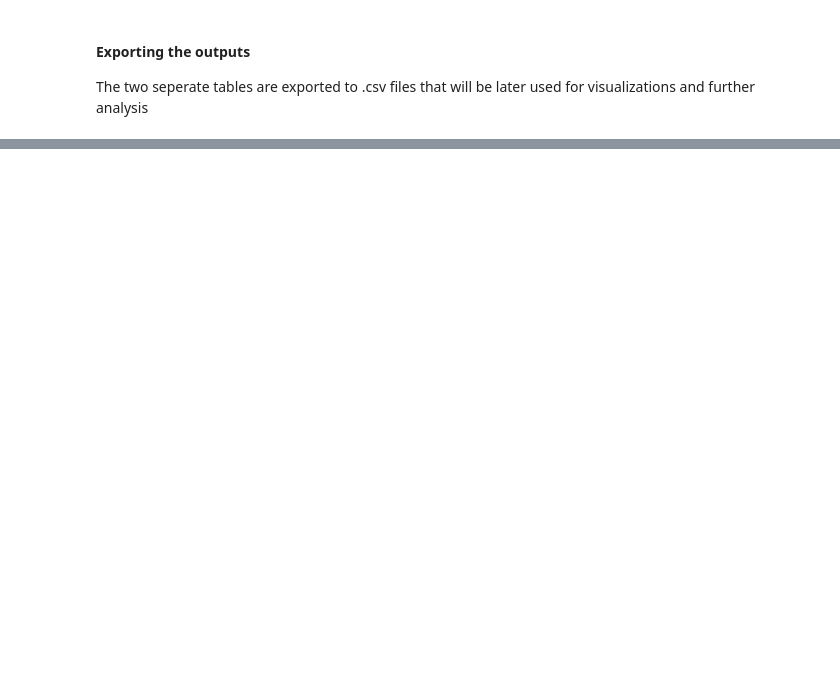
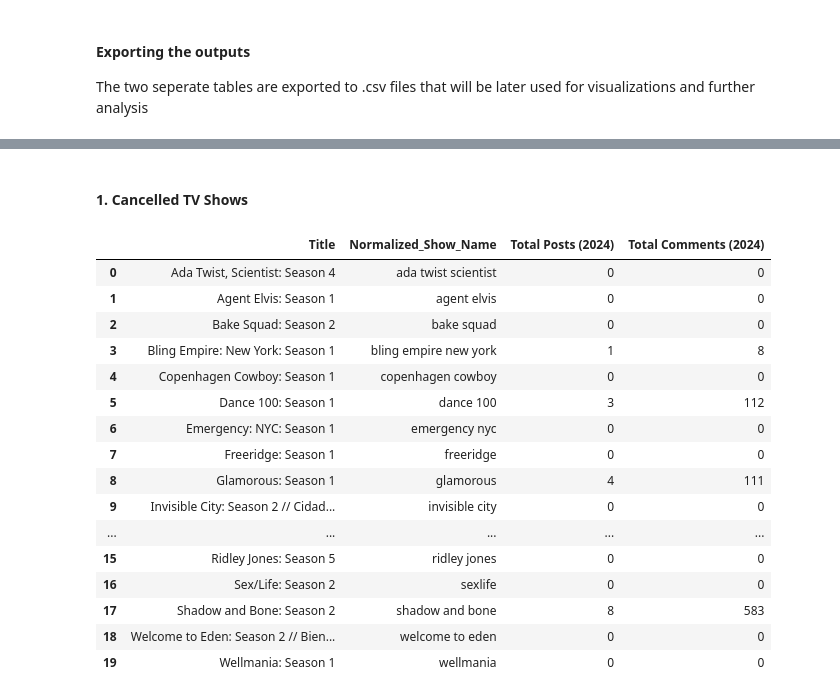
Before and after one commit to einavrobyncohen/DW64, a Jupyter notebook: notebooks/initial_analysis.ipynb, the cells around one changed output, grey strips where cells are left out. Cells and saved outputs as stored; diff of their text form; code cells hidden in the pictures; blank space fills up the shorter version.

```diff
--- a/notebooks/initial_analysis.ipynb
+++ b/notebooks/initial_analysis.ipynb
@@ -627,0 +705,41 @@ random_non_cancelled_shows.to_csv("../output/noncancelled_shows_hours_viewed.csv
+# %%
+#Define Function to Fetch Reddit Discussion Volume
+def fetch_2024_discussion(subreddit_name, show_title):
+    total_posts = 0 #Counter to track the number of posts mentioning the show
+    total_comments = 0 #Counter to track the total number of comments on those posts
+
+    #Define the time range for the search (January 1, 2024 - December 31, 2024)
+    start_timestamp = int(datetime(2024, 1, 1).timestamp())
+    end_timestamp = int(datetime(2025, 1, 1).timestamp()) #Start of 2025 (exclusive boundary)
+
+    #Access the specified subreddit
+    subreddit = reddit.subreddit(subreddit_name)
+
+    #Search for posts mentioning the show title, sorting by newest first, within the last year (2024)
+    #The `limit=100` parameter ensures we do not fetch more than 300 posts per query
+    #We chose 100 as a reasonable balance between performance and capturing enough discussions
+    #A smaller limit (e.g., 10-20) might miss out on relevant discussions, while a larger limit (e.g., 800-1000)
+    #could lead to excessive API calls and slow performance without significantly improving insights.
+    #Also, Sorting by "old" helps capture early discussions and trends instead of only the latest posts
+    for post in subreddit.search(query=show_title, sort="old", time_filter="year", limit=500):
+        #Check if the post falls within the desired 2024 time range!
+        if start_timestamp <= post.created_utc < end_timestamp:
+            total_posts += 1 #Increment the post counter
+
+            #Load all comments (ignoring 'More Comments' placeholders) to count accurately
+            post.comments.replace_more(limit=0)
+            total_comments += len(post.comments.list()) #Add the number of comments in the post
+
+    #Return the total number of posts and comments found for the given show in the subreddit
+    return total_posts, total_comments
+# %%
+#Helper function to sum discussion counts across subreddits
+#Given a show title, this function retrieves the total number of Reddit posts and comments across all subreddits in the `subreddits_to_search` list.
+def get_discussion_counts(show):
+    total_posts, total_comments = 0, 0 #Initialize counters for posts and comments
+    for sub in subreddits_to_search:
+        posts, comments = fetch_2024_discussion(sub, show)
+        total_posts += posts
+        total_comments += comments
+    #Return as a Pandas Series so `apply()` can correctly assign values to multiple columns
+    return pd.Series([total_posts, total_comments])
@@ -627,0 +749,24 @@ random_non_cancelled_shows.to_csv("../output/noncancelled_shows_hours_viewed.csv
+# %% [markdown]
+#### 1. Cancelled TV Shows
+# %%
+#Fetch Reddit data for cancelled shows
+merged_cancelled[['Total Posts (2024)', 'Total Comments (2024)']] = merged_cancelled['Normalized_Show_Name'].apply(get_discussion_counts)
+display(merged_cancelled[['Title', 'Normalized_Show_Name', 'Total Posts (2024)', 'Total Comments (2024)']])
+# %% [output]
+|  | Title | Normalized_Show_Name | Total Posts (2024) | Total Comments (2024) |
+| 0 | Ada Twist, Scientist: Season 4 | ada twist scientist | 0 | 0 |
+| 1 | Agent Elvis: Season 1 | agent elvis | 0 | 0 |
+| 2 | Bake Squad: Season 2 | bake squad | 0 | 0 |
+| 3 | Bling Empire: New York: Season 1 | bling empire new york | 1 | 8 |
+| 4 | Copenhagen Cowboy: Season 1 | copenhagen cowboy | 0 | 0 |
+| 5 | Dance 100: Season 1 | dance 100 | 3 | 112 |
+| 6 | Emergency: NYC: Season 1 | emergency nyc | 0 | 0 |
+| 7 | Freeridge: Season 1 | freeridge | 0 | 0 |
+| 8 | Glamorous: Season 1 | glamorous | 4 | 111 |
+| 9 | Invisible City: Season 2 // Cidad... | invisible city | 0 | 0 |
+| ... | ... | ... | ... | ... |
+| 15 | Ridley Jones: Season 5 | ridley jones | 0 | 0 |
+| 16 | Sex/Life: Season 2 | sexlife | 0 | 0 |
+| 17 | Shadow and Bone: Season 2 | shadow and bone | 8 | 583 |
+| 18 | Welcome to Eden: Season 2 // Bien... | welcome to eden | 0 | 0 |
+| 19 | Wellmania: Season 1 | wellmania | 0 | 0 |
```
Also changed, not shown: parts of 21 cells of this notebook, 5 other files.
